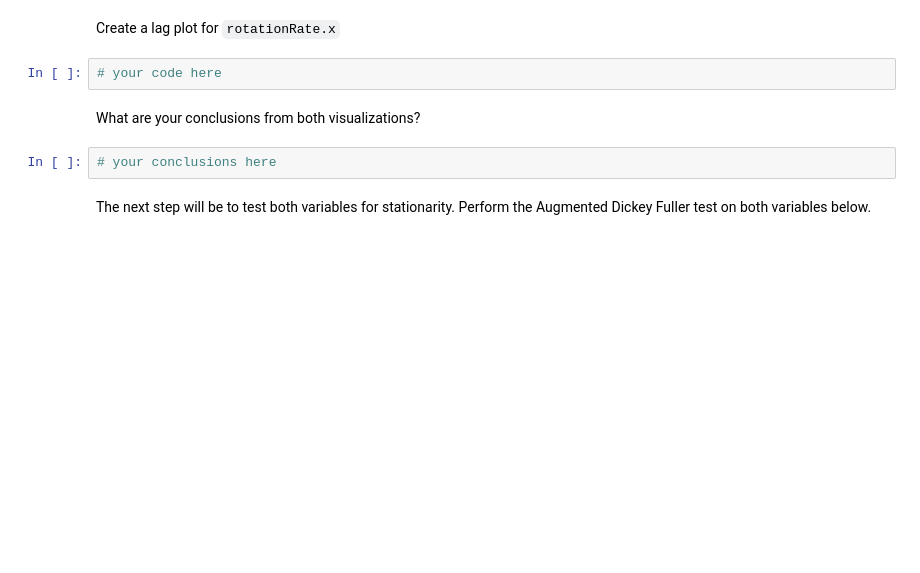
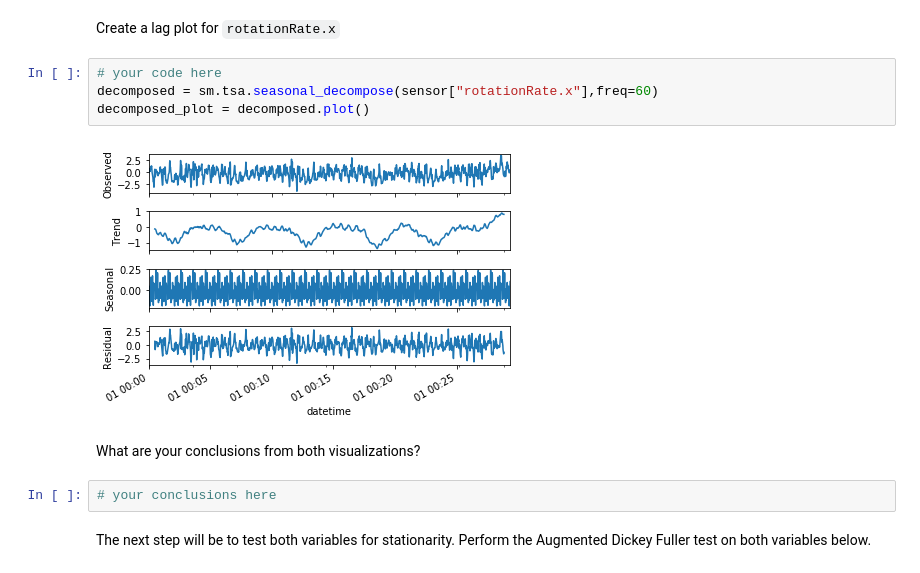
Before and after one commit to ta-data-bcn/lab-time-series, a Jupyter notebook: your-code/main.ipynb, the cells around one changed output. Drawn from its saved outputs; the diff is of its cells as text; blank space fills up the shorter version.

```diff
--- a/your-code/main.ipynb
+++ b/your-code/main.ipynb
@@ -52,7 +120,11 @@ To model our data, we should look at a few assumptions. First, let's plot the `l
 # %% [markdown]
 Create a lag plot for `rotationRate.x`
-# %%
-# your code here
+# %%
+# your code here
+decomposed = sm.tsa.seasonal_decompose(sensor["rotationRate.x"],freq=60)
+decomposed_plot = decomposed.plot()
+# %% [output]
+[figure, added]
 # %% [markdown]
 What are your conclusions from both visualizations?
 # %%
```
Also changed, not shown: parts of 14 cells of this notebook.
